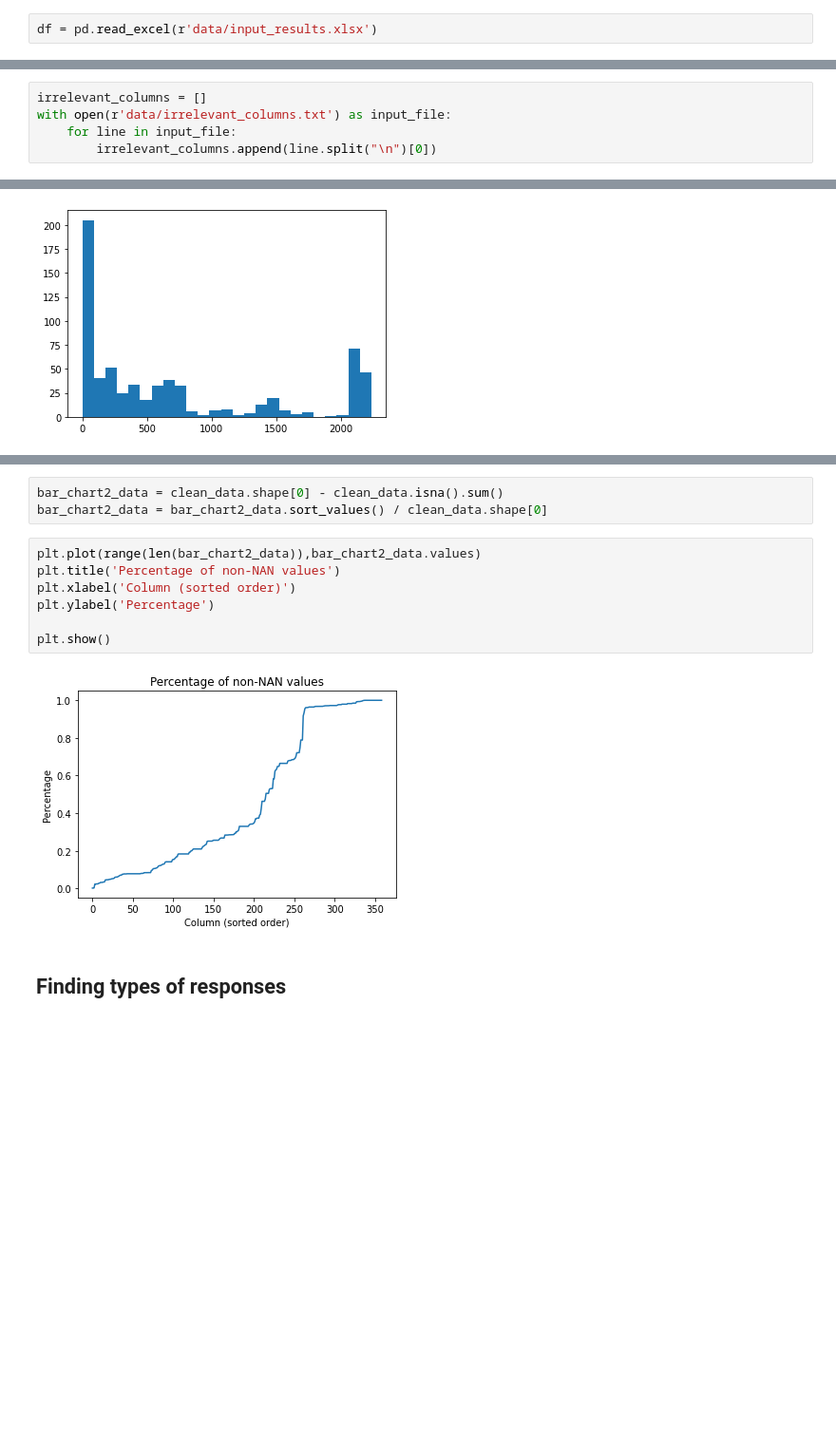
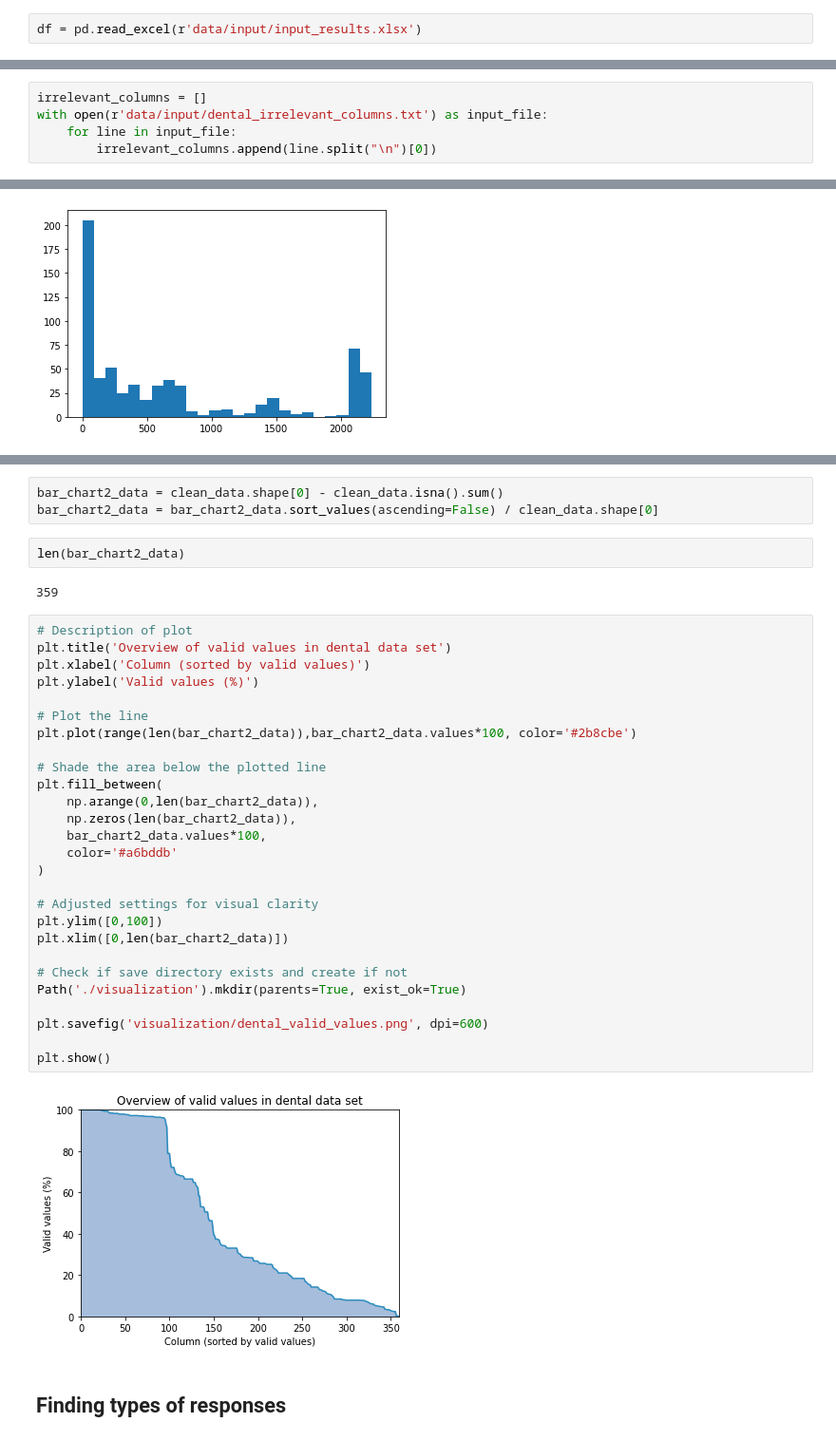
Before and after one commit to TemporalData/UDC, a Jupyter notebook: Preprocessing/Explore.ipynb, the cells around one changed output, grey strips where cells are left out. Shown at 95% size. Cells and saved outputs as stored; diff of their text form; blank space fills up the shorter version.

```diff
--- a/Preprocessing/Explore.ipynb
+++ b/Preprocessing/Explore.ipynb
@@ -9,7 +10,7 @@ import string
 # %% [markdown]
 ## Reading in the excel
 # %%
-df = pd.read_excel(r'data/input_results.xlsx')
+df = pd.read_excel(r'data/input/input_results.xlsx')
 # %% [markdown]
 ### Global variables
 # %%
@@ -69,7 +70,7 @@ clean_data = clean_data.dropna(axis=0, subset=['Three main features merged (AS,
 These were found by manual inspection
 # %%
 irrelevant_columns = []
-with open(r'data/irrelevant_columns.txt') as input_file:
+with open(r'data/input/dental_irrelevant_columns.txt') as input_file:
     for line in input_file:
         irrelevant_columns.append(line.split("\n")[0])
 # %%
@@ -168,15 +209,39 @@ plt.show()
 # %%
 bar_chart2_data = clean_data.shape[0] - clean_data.isna().sum()
-bar_chart2_data = bar_chart2_data.sort_values() / clean_data.shape[0]
+bar_chart2_data = bar_chart2_data.sort_values(ascending=False) / clean_data.shape[0]
+# %%
+len(bar_chart2_data)
+# %% [output]
+359
 # %%
-plt.plot(range(len(bar_chart2_data)),bar_chart2_data.values)
-plt.title('Percentage of non-NAN values')
-plt.xlabel('Column (sorted order)')
-plt.ylabel('Percentage')
+# Description of plot
+plt.title('Overview of valid values in dental data set')
+plt.xlabel('Column (sorted by valid values)')
+plt.ylabel('Valid values (%)')
+
+# Plot the line
+plt.plot(range(len(bar_chart2_data)),bar_chart2_data.values*100, color='#2b8cbe')
+
+# Shade the area below the plotted line
+plt.fill_between(
+    np.arange(0,len(bar_chart2_data)),
+    np.zeros(len(bar_chart2_data)),
+    bar_chart2_data.values*100,
+    color='#a6bddb'
+)
+
+# Adjusted settings for visual clarity
+plt.ylim([0,100])
+plt.xlim([0,len(bar_chart2_data)])
+
+# Check if save directory exists and create if not
+Path('./visualization').mkdir(parents=True, exist_ok=True)
+
+plt.savefig('visualization/dental_valid_values.png', dpi=600)
 
 plt.show()
 # %% [output]
-[figure, old version]
+[figure, new version]
 # %% [markdown]
 ## Finding types of responses
 # %%
```
Also changed, not shown: parts of 6 cells of this notebook, 2 other files.
